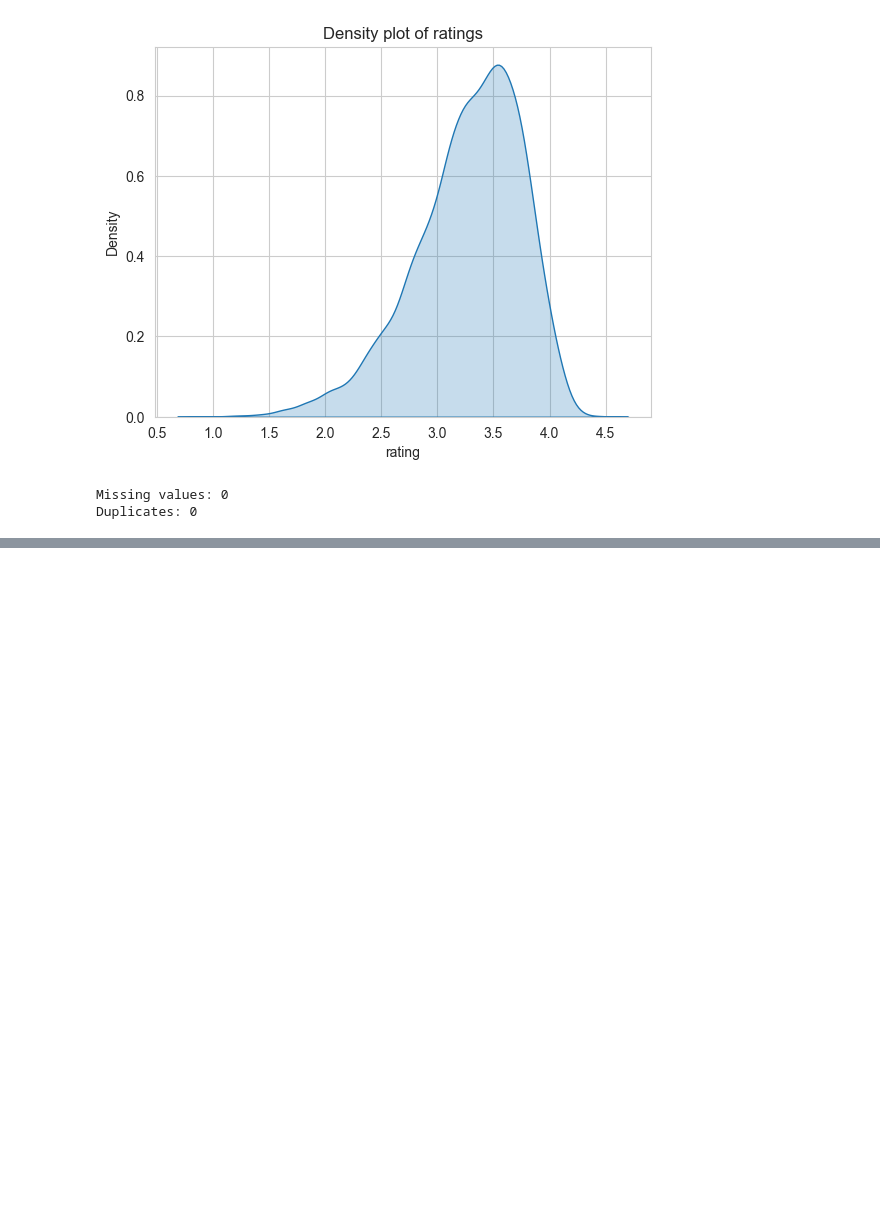
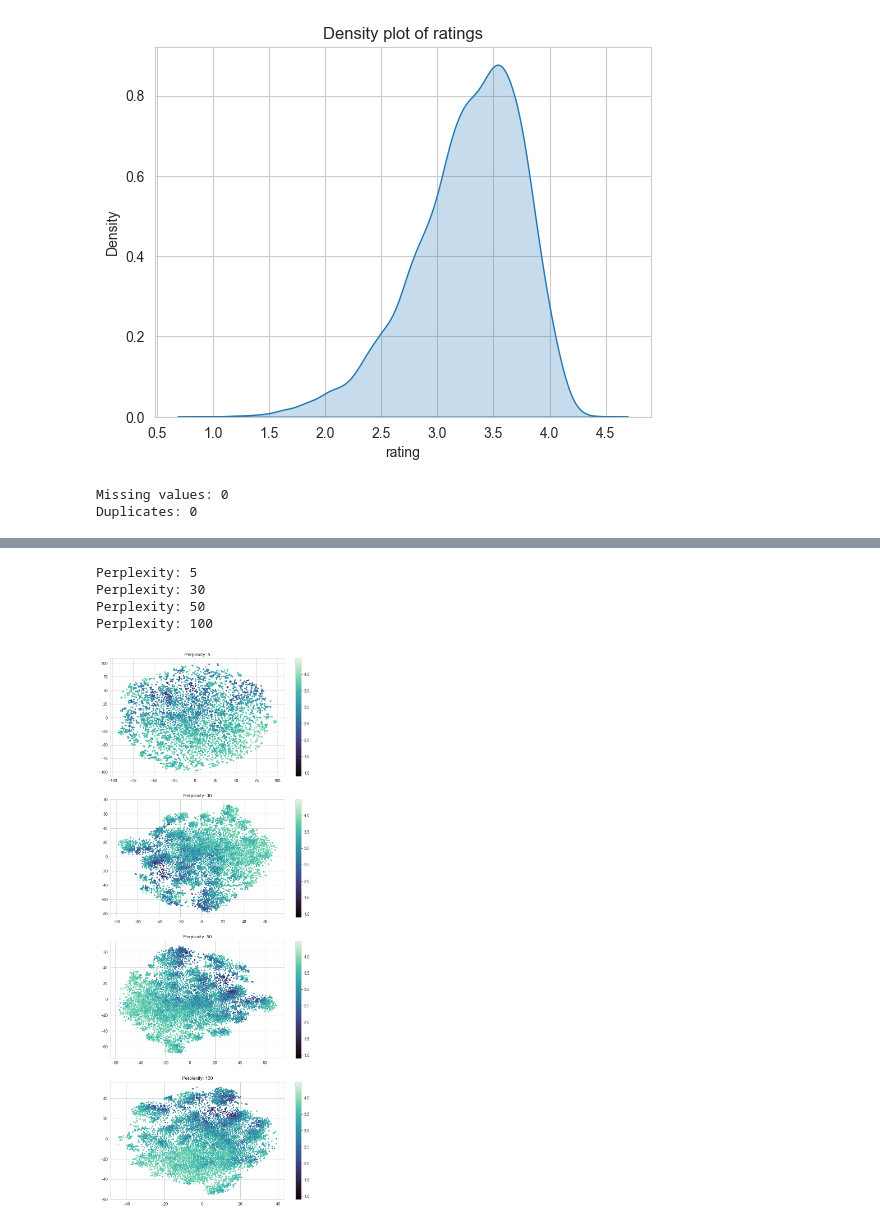
Before and after one commit to frapic98/Data_Analytics-main, a Jupyter notebook: data_exploration.ipynb, the cells around one changed output, grey strips where cells are left out. Drawn from its saved outputs; the diff is of its cells as text; code cells hidden in the pictures; blank space fills up the shorter version.

```diff
--- a/data_exploration.ipynb
+++ b/data_exploration.ipynb
@@ -193,0 +194,34 @@ plt.show()
+# %%
+#split df in train e test set
+
+from sklearn.model_selection import train_test_split
+
+X = df.drop('rating', axis=1)
+y = df['rating']
+
+X_train, X_test, y_train, y_test = train_test_split(X, y, test_size=0.2, random_state=seed)
+# %%
+# get i as index of dataset with transform = L2_normalization, threshold = 0, year = True, tags = True, genres = True, pca = False
+from sklearn.manifold import TSNE
+
+
+perplexities = [5, 30, 50, 100]
+tsne = [None] * len(perplexities)
+X_train_TSNE = [None] * len(perplexities)
+for i, p in enumerate(perplexities):
+    print('Perplexity: {}'.format(p))
+    tsne[i] = TSNE(n_components=2, init='random', random_state=42, perplexity=p)
+    tsne[i] = tsne[i].fit(X_train)
+    X_train_TSNE[i] = tsne[i].fit_transform(X_train)
+
+fig, axs = plt.subplots(len(perplexities), 1, figsize=(10, 25))
+for i, p in enumerate(perplexities):
+    fig.colorbar(axs[i].scatter(X_train_TSNE[i][:, 0], X_train_TSNE[i][:, 1], c=y_train, cmap='mako', s=5), ax=axs[i])
+    axs[i].set_title('Perplexity: {}'.format(p))
+plt.show()
+# %% [output]
+Perplexity: 5
+Perplexity: 30
+Perplexity: 50
+Perplexity: 100
+[figure, added]
```
Also changed, not shown: parts of 5 cells of this notebook, 1 other file.
